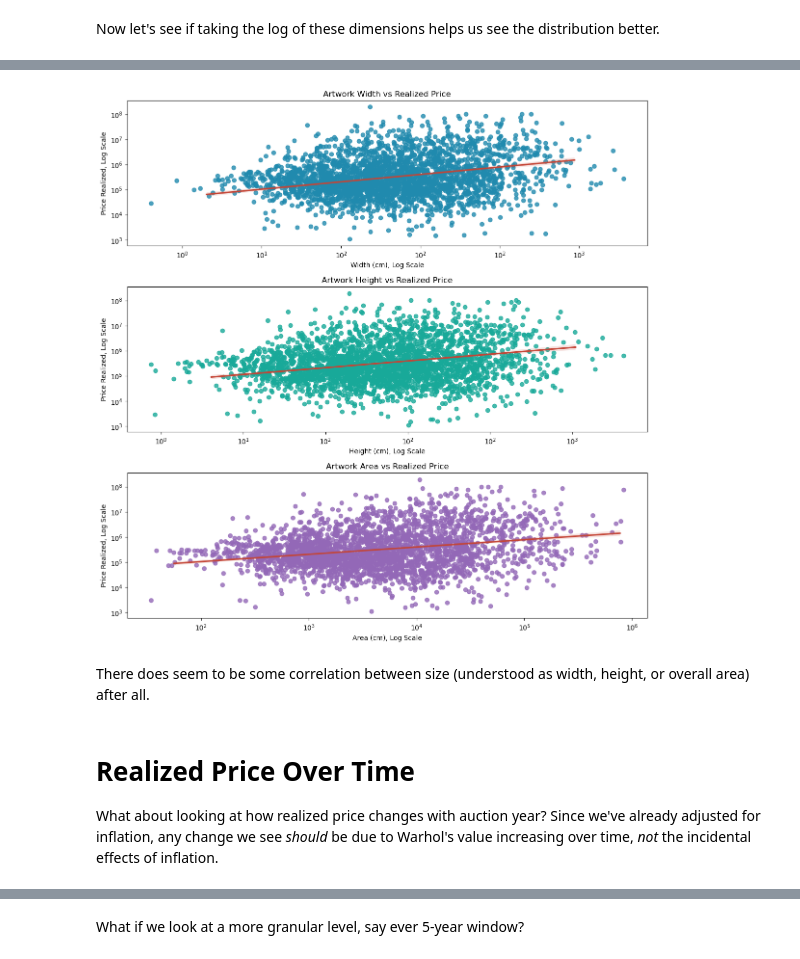
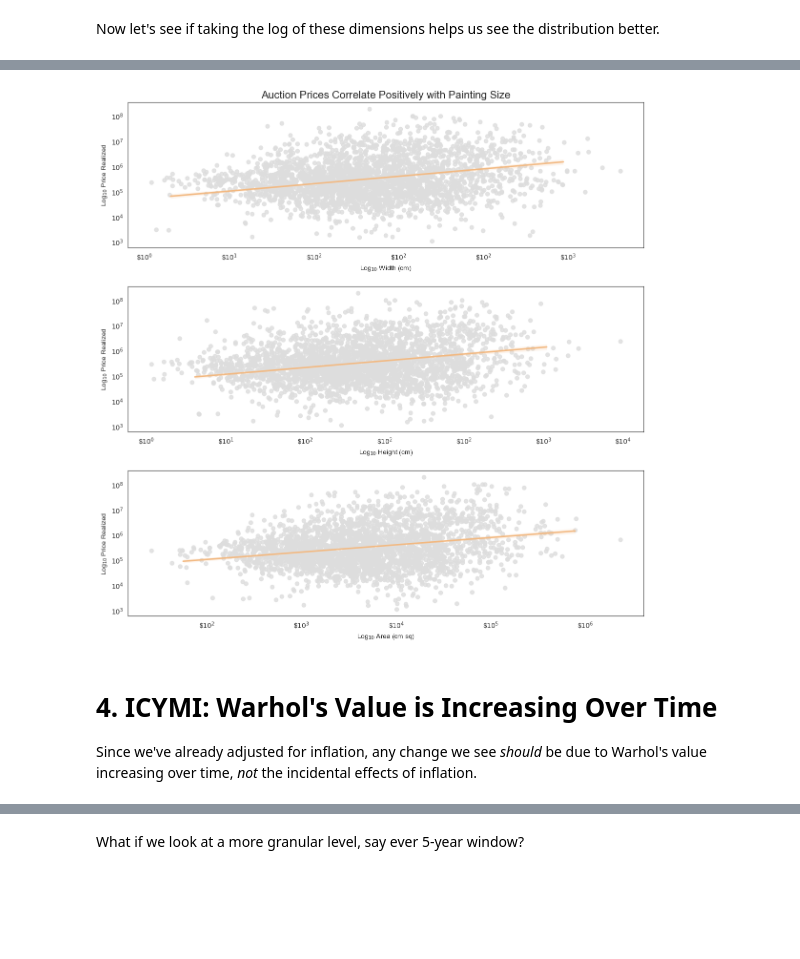
Before and after one commit to zrottman/art_auction, a Jupyter notebook: 03-02a_EDA-Warhol.ipynb, the cells around one changed output, grey strips where cells are left out. Drawn from its saved outputs; the diff is of its cells as text; code cells hidden in the pictures; blank space fills up the shorter version.

```diff
--- a/03-02a_EDA-Warhol.ipynb
+++ b/03-02a_EDA-Warhol.ipynb
@@ -279,29 +340,32 @@ fig, axs = plt.subplots(3, 1, figsize=(12, 8))
 sns.histplot(
     x=np.log10(warhol['width_cm']),
     bins=50,
-    ax=axs[0]
+    ax=axs[0],
+    color=colors['gray']
 )
 
 # Height
 sns.histplot(
     x=np.log10(warhol['height_cm']),
     bins=50,
-    ax=axs[1]
+    ax=axs[1],
+    color=colors['gray']
 )
 
 # Area
 sns.histplot(
     x=np.log10(warhol['area_cm_sq']),
     bins=50,
-    ax=axs[2]
+    ax=axs[2],
+    color=colors['gray']
 )
 
 fig.tight_layout()
 
-axs[0].set_title("Andy Warhol: Distributions of Auctioned Artwork Sizes")
-axs[0].set_xlabel("Artwork Width (cm)")
-axs[1].set_xlabel("Artwork Height (cm)")
-axs[2].set_xlabel("Artwork Area (cm sq)")
+axs[0].set_title("...But Log-Normal(-ish)", fontsize=titlefontsize)
+axs[0].set_xlabel("Log$_{10}$Artwork Width (cm)")
+axs[1].set_xlabel("Log$_{10}$ Artwork Height (cm)")
+axs[2].set_xlabel("Log$_{10}$ Artwork Area (cm sq)")
 
 # Format log scale
 for ax in axs:
@@ -343,55 +380,53 @@ There doesn't seem to be much correlation here, but let's check again with a reg
 # %%
 fig, axs = plt.subplots(3, 1, figsize=(12, 12))
 
 # Width
 sns.regplot(
     x=np.log10(warhol['width_cm']),
     y=np.log10(warhol['price_realized_USD_constant_2022']),
     ax=axs[0],
-    x_jitter=.5, line_kws=dict(color=red),
-    color=blue
+    x_jitter=.5, line_kws=dict(color=colors['orange']),
+    color=colors['gray']
 )
 
 # Height
 sns.regplot(
     x=np.log10(warhol['height_cm']),
     y=np.log10(warhol['price_realized_USD_constant_2022']),
     ax=axs[1],
-    x_jitter=.5, line_kws=dict(color=red),
-    color=green
+    x_jitter=.5, line_kws=dict(color=colors['orange']),
+    color=colors['gray']
 )
 
 # Area
 sns.regplot(
     x=np.log10(warhol['area_cm_sq']),
     y=np.log10(warhol['price_realized_USD_constant_2022']),
     ax=axs[2],
-    x_jitter=.5, line_kws=dict(color=red),
-    color=purple
+    x_jitter=.5, line_kws=dict(color=colors['orange']),
+    color=colors['gray']
 )
 
 fig.tight_layout(pad=3)
 
-axs[0].set_title('Artwork Width vs Realized Price')
-axs[0].set_xlabel('Width (cm), Log Scale')
-axs[0].set_ylabel('Price Realized, Log Scale')
-axs[1].set_title('Artwork Height vs Realized Price')
-axs[1].set_xlabel('Height (cm), Log Scale')
-axs[1].set_ylabel('Price Realized, Log Scale')
-axs[2].set_title('Artwork Area vs Realized Price')
-axs[2].set_xlabel('Area (cm), Log Scale')
-axs[2].set_ylabel('Price Realized, Log Scale')
+axs[0].set_title('Auction Prices Correlate Positively with Painting Size', fontsize=titlefontsize)
+axs[0].set_xlabel('Log$_{10}$ Width (cm)')
+axs[0].set_ylabel('Log$_{10}$ Price Realized')
+
+axs[1].set_xlabel('Log$_{10}$ Height (cm)')
+axs[1].set_ylabel('Log$_{10}$ Price Realized')
+
+axs[2].set_xlabel('Log$_{10}$ Area (cm sq)')
+axs[2].set_ylabel('Log$_{10}$ Price Realized')
 
 for ax in axs:
     ax.get_yaxis().set_major_formatter(mpl.ticker.StrMethodFormatter('$10^{x:,.0f}$'))
-    ax.get_xaxis().set_major_formatter(mpl.ticker.StrMethodFormatter('$10^{x:,.0f}$'));
+    ax.get_xaxis().set_major_formatter(mpl.ticker.StrMethodFormatter('\$$10^{x:,.0f}$'));
 # %% [output]
-[figure, old version]
+[figure, new version]
-# %% [markdown]
-There does seem to be some correlation between size (understood as width, height, or overall area) after all.
 # %% [markdown]
-# Realized Price Over Time
-What about looking at how realized price changes with auction year? Since we've already adjusted for inflation, any change we see *should* be due to Warhol's value increasing over time, *not* the incidental effects of inflation.
+# 4. ICYMI: Warhol's Value is Increasing Over Time
+Since we've already adjusted for inflation, any change we see *should* be due to Warhol's value increasing over time, *not* the incidental effects of inflation.
 # %%
 fig, ax = plt.subplots(figsize=(12, 6))
 
```
Also changed, not shown: parts of 42 cells of this notebook.
